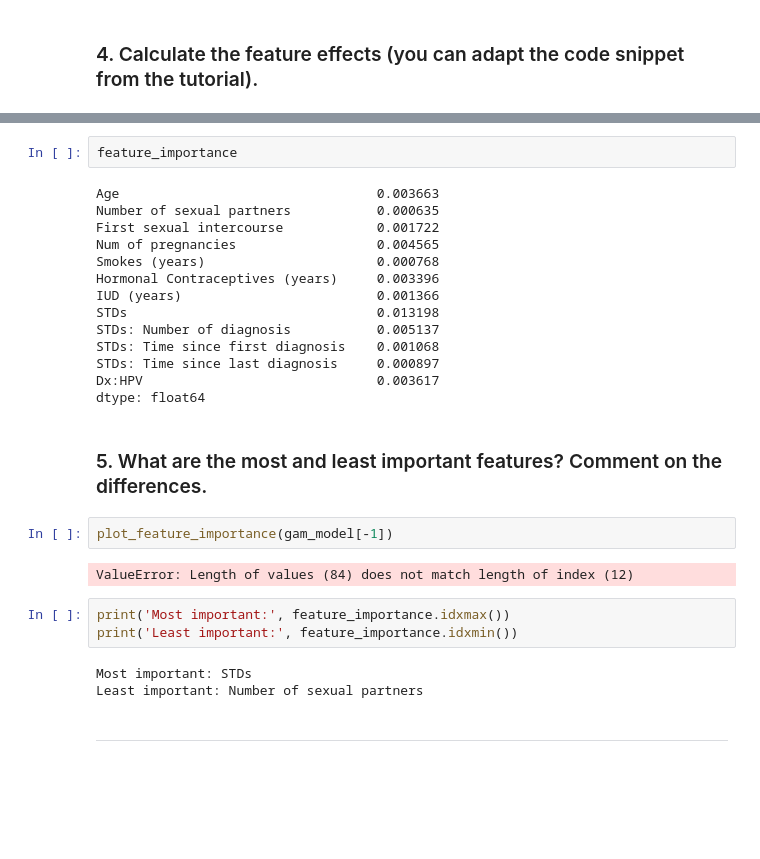
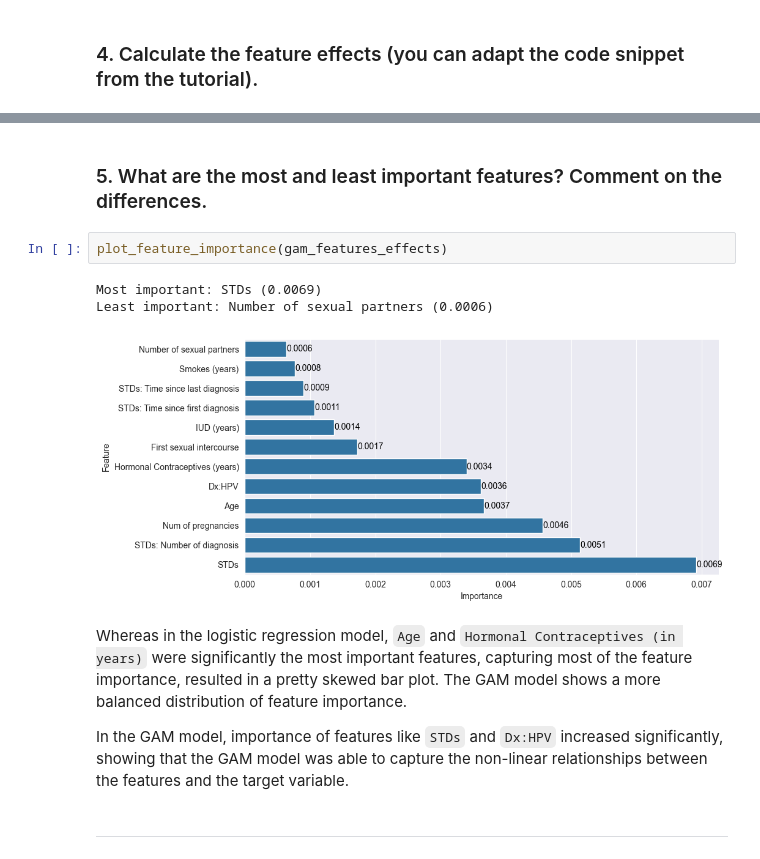
Before and after one commit to nirgoren/biology-hw1, a Jupyter notebook: Homework 1 Interpretable ML.ipynb, the cells around one changed output, grey strips where cells are left out. Drawn from its saved outputs; the diff is of its cells as text; blank space fills up the shorter version.

```diff
--- a/Homework 1 Interpretable ML.ipynb
+++ b/Homework 1 Interpretable ML.ipynb
@@ -454,31 +387,15 @@ KeyboardInterrupt:
-# %%
-feature_importance
-# %% [output]
-Age                                 0.003663
-Number of sexual partners           0.000635
-First sexual intercourse            0.001722
-Num of pregnancies                  0.004565
-Smokes (years)                      0.000768
-Hormonal Contraceptives (years)     0.003396
-IUD (years)                         0.001366
-STDs                                0.013198
-STDs: Number of diagnosis           0.005137
-STDs: Time since first diagnosis    0.001068
-STDs: Time since last diagnosis     0.000897
-Dx:HPV                              0.003617
-dtype: float64
 # %% [markdown]
 ### 5.	What are the most and least important features? Comment on the differences.
-# %%
-plot_feature_importance(gam_model[-1])
-# %% [output]
-ValueError: Length of values (84) does not match length of index (12)
-# %%
-print('Most important:', feature_importance.idxmax())
-print('Least important:', feature_importance.idxmin())
-# %% [output]
-Most important: STDs
-Least important: Number of sexual partners
+# %%
+plot_feature_importance(gam_features_effects)
+# %% [output]
+Most important: STDs (0.0069)
+Least important: Number of sexual partners (0.0006)
+[figure, added]
+# %% [markdown]
+Whereas in the logistic regression model, `Age` and `Hormonal Contraceptives (in years)` were significantly the most important features, capturing most of the feature importance, resulted in a pretty skewed bar plot. The GAM model shows a more balanced distribution of feature importance.
+
+In the GAM model, importance of features like `STDs` and `Dx:HPV` increased significantly, showing that the GAM model was able to capture the non-linear relationships between the features and the target variable.
 # %% [markdown]
 ---
 # %% [markdown]
```
Also changed, not shown: parts of 16 cells of this notebook.
